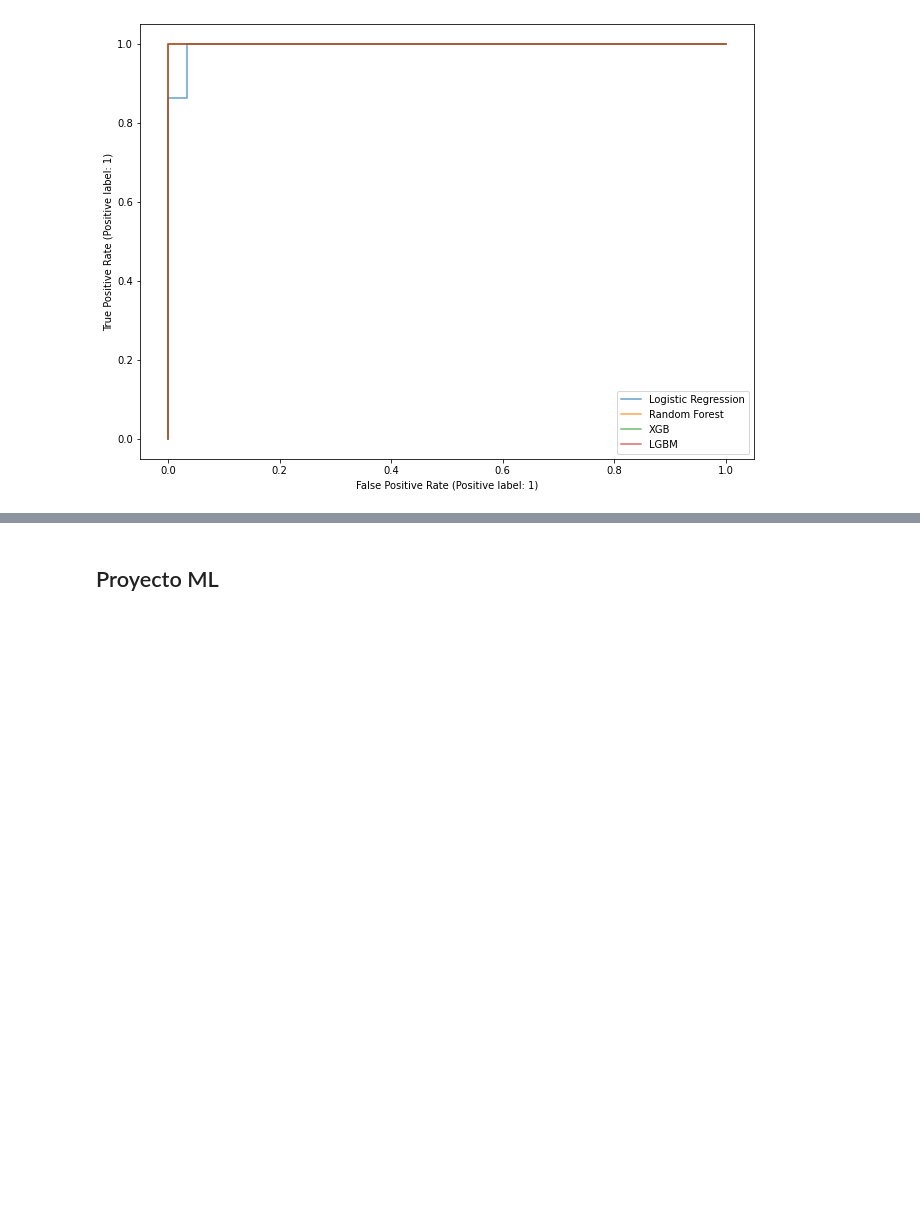
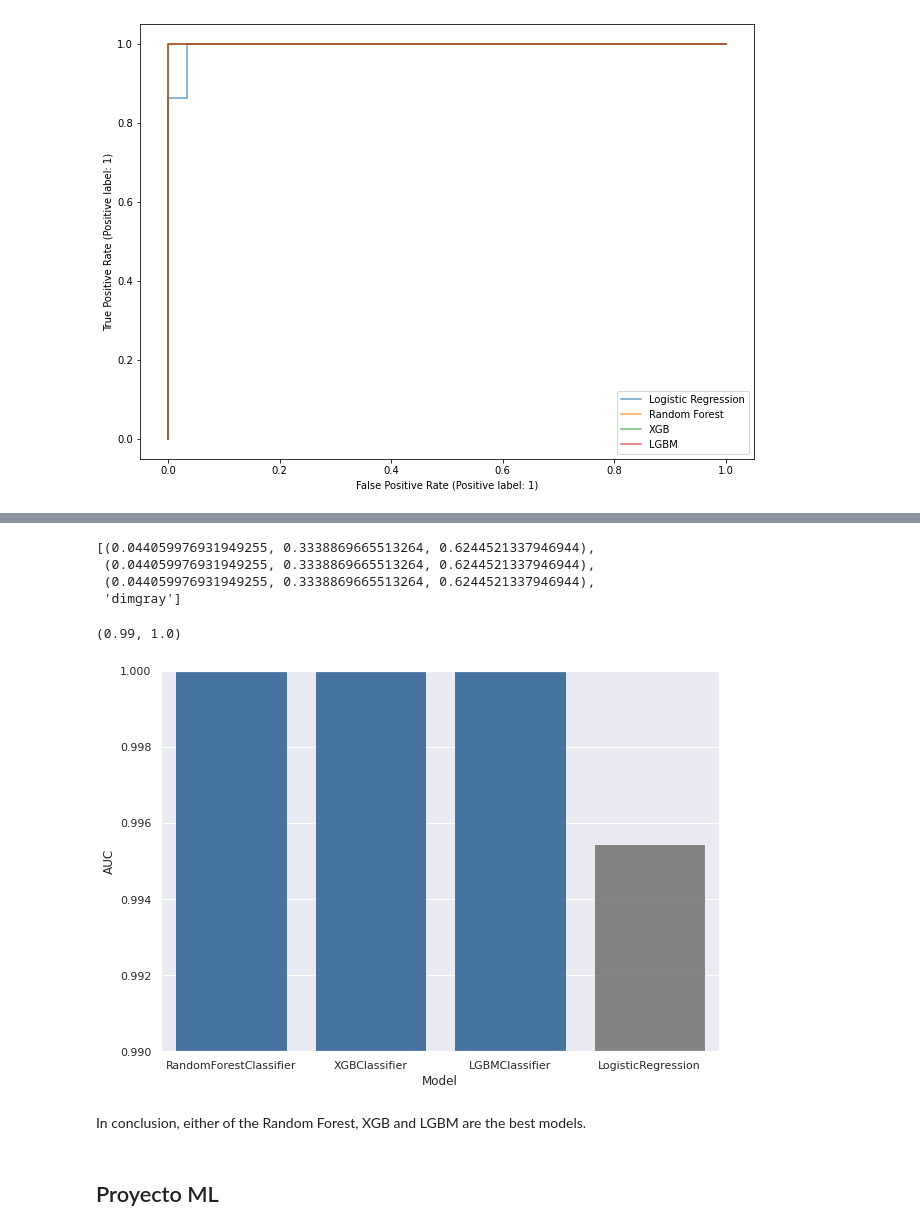
Before and after one commit to DanielEduardoLopez/DEVF-MachineLearning, a Jupyter notebook: Challenge_6_HyperparameterTuning.ipynb, the cells around one changed output, grey strips where cells are left out. Saved outputs shown, nothing was run; the diff lists cells and outputs as text; code cells hidden in the pictures; blank space fills up the shorter version.

Commit message:
Added ROC AUC scores for each model and bar chart with the results

```diff
--- a/Challenge_6_HyperparameterTuning.ipynb
+++ b/Challenge_6_HyperparameterTuning.ipynb
@@ -1081,0 +1133,14 @@ lgbm_c.plot(ax=ax,alpha=0.7,label='LGBM')
+# %%
+models_df = pd.DataFrame([['Dummy', 'Dummy']], columns = ['Model', 'AUC'])
+
+models = [rand_lr_search, rand_rfc_search, rand_xgb_search, rand_lgbm]
+
+for model in models:
+  y_pred_model = model.predict_proba(X_test)[:,1]
+  model_auc = roc_auc_score(y_test, y_pred_model)
+  models_df = pd.concat([models_df,
+                        pd.DataFrame({'Model': str(model)[30:80], 'AUC': model_auc}, index=[0])],
+                        axis = 0)
+
+models_df = models_df.iloc[1:,].reset_index().drop(columns = 'index')
+models_df
@@ -1081,0 +1153,4 @@ lgbm_c.plot(ax=ax,alpha=0.7,label='LGBM')
+# %%
+import re
+models_df['Model'] = models_df['Model'].map(lambda x: re.findall(r'=(.*)\(', x)[0])
+models_df
@@ -1082,3 +1163,25 @@ lgbm_c.plot(ax=ax,alpha=0.7,label='LGBM')
+# %%
+palette = [sns.color_palette('Blues_r')[0],]*3
+palette.append('dimgray')
+palette
+# %% [output]
+[(0.044059976931949255, 0.3338869665513264, 0.6244521337946944),
+ (0.044059976931949255, 0.3338869665513264, 0.6244521337946944),
+ (0.044059976931949255, 0.3338869665513264, 0.6244521337946944),
+ 'dimgray']
+# %%
+import seaborn as sns
+
+sns.set_theme(context = 'notebook', style = 'darkgrid')
+
+plt.figure(figsize = (10, 7))
+sns.barplot(data = models_df.sort_values(by = 'AUC', ascending = False), x = 'Model', y = 'AUC', palette = palette, alpha = 0.8)
+plt.ylim((0.99,1.0))
+# %% [output]
+(0.99, 1.0)
+[figure, added]
+# %% [markdown]
+In conclusion, either of the Random Forest, XGB and LGBM are the best models.
 # %% [markdown]
 ## Proyecto ML
 # %% [markdown]
```
Also changed, not shown: parts of 28 cells of this notebook.
